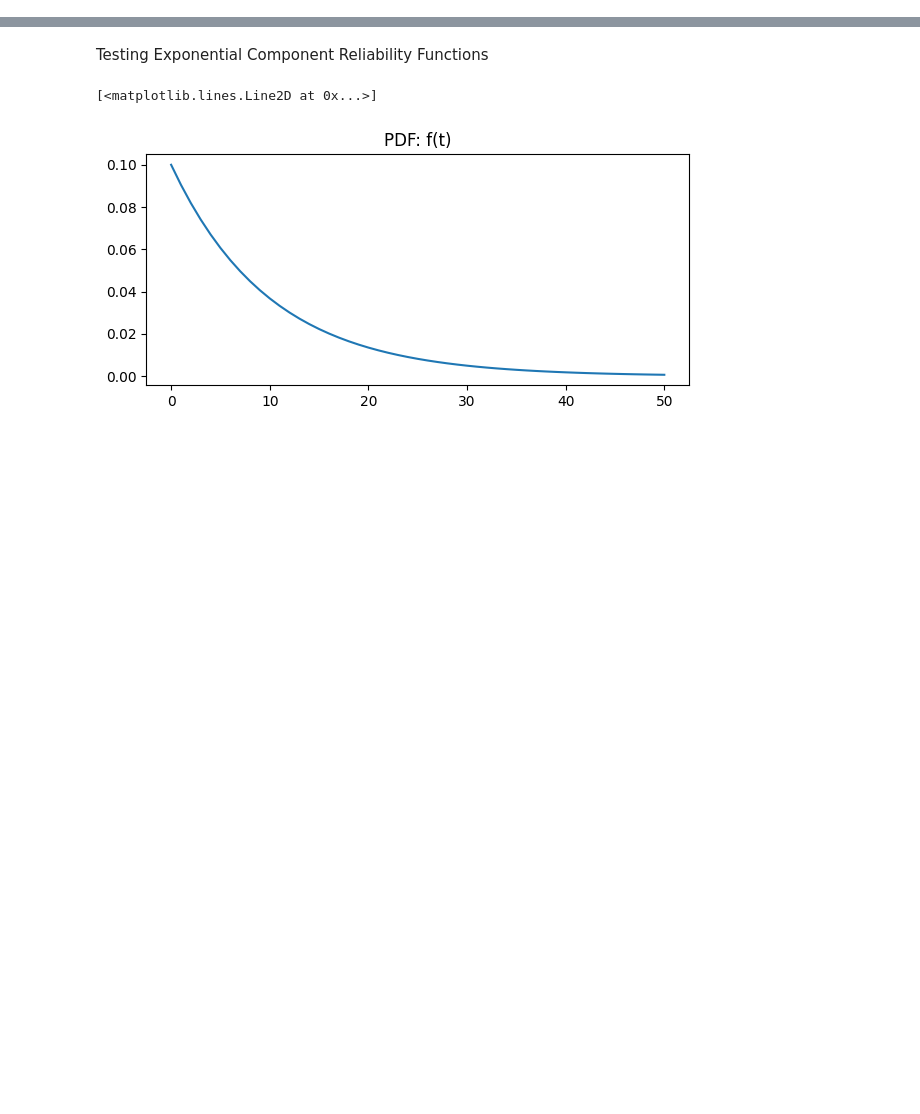
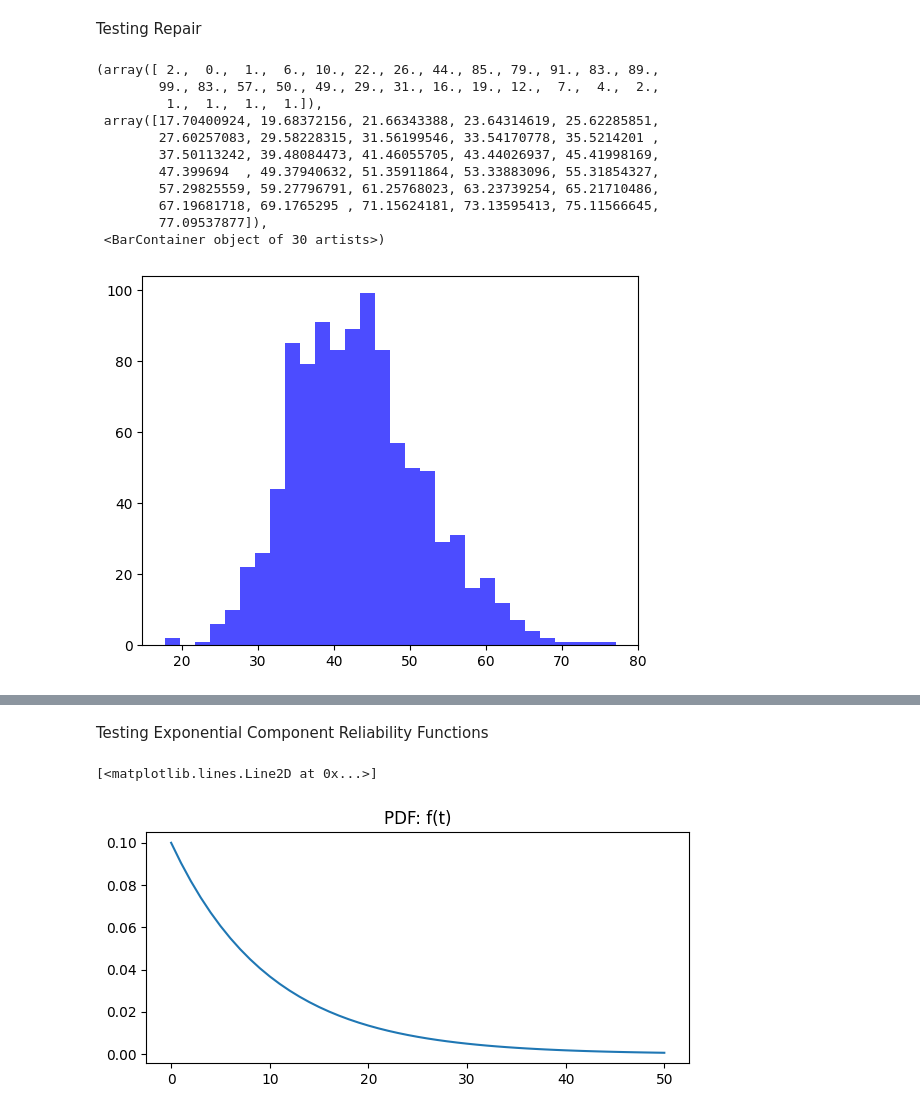
Before and after one commit to andreyaW/KISS2, a Jupyter notebook: object_testing_notebooks/comp_test.ipynb, the cells around one changed output, grey strips where cells are left out. Cells and saved outputs as stored; diff of their text form; code cells hidden in the pictures; blank space fills up the shorter version.

Commit message:
added weibull comp test (ex6.2, bathtub curve) and added repairable components

```diff
--- a/object_testing_notebooks/comp_test.ipynb
+++ b/object_testing_notebooks/comp_test.ipynb
@@ -0,0 +1,41 @@
+# %% [markdown]
+Testing Repair
+# %%
+from system_objects.series_system import SeriesSystem
+# from system_objects.parallel_system import ParallelSystem
+from component_objects.component_weibull import WeibullComponent
+import numpy as np
+import matplotlib.pyplot as plt
+
+# initialize a series system of 3 components
+
+comp1 = WeibullComponent(name="Comp1", shape=2.0, MTTF=1000.0, MTTR=50.0)
+comp2 = WeibullComponent(name="Comp2", shape=2.0, MTTF=1000.0, MTTR=50.0)
+comp3 = WeibullComponent(name="Comp3", shape=2.0, MTTF=1000.0, MTTR=1000.0)
+
+series_system = SeriesSystem(
+    name="SeriesSystem",
+    components=[comp1, comp2, comp3]
+)
+
+# simulate n repairs and plot the repair times
+n_repairs = 1000
+repair_times = []
+for _ in range(n_repairs):
+    repair_time, __ = series_system.repair()
+    repair_times.append(repair_time)
+
+plt.hist(repair_times, bins=30, alpha=0.7, color='blue')
+# %% [output]
+(array([ 2.,  0.,  1.,  6., 10., 22., 26., 44., 85., 79., 91., 83., 89.,
+        99., 83., 57., 50., 49., 29., 31., 16., 19., 12.,  7.,  4.,  2.,
+         1.,  1.,  1.,  1.]),
+ array([17.70400924, 19.68372156, 21.66343388, 23.64314619, 25.62285851,
+        27.60257083, 29.58228315, 31.56199546, 33.54170778, 35.5214201 ,
+        37.50113242, 39.48084473, 41.46055705, 43.44026937, 45.41998169,
+        47.399694  , 49.37940632, 51.35911864, 53.33883096, 55.31854327,
+        57.29825559, 59.27796791, 61.25768023, 63.23739254, 65.21710486,
+        67.19681718, 69.1765295 , 71.15624181, 73.13595413, 75.11566645,
+        77.09537877]),
+ <BarContainer object of 30 artists>)
+[figure, added]
```
Also changed, not shown: parts of 4 cells of this notebook, 13 other files.
